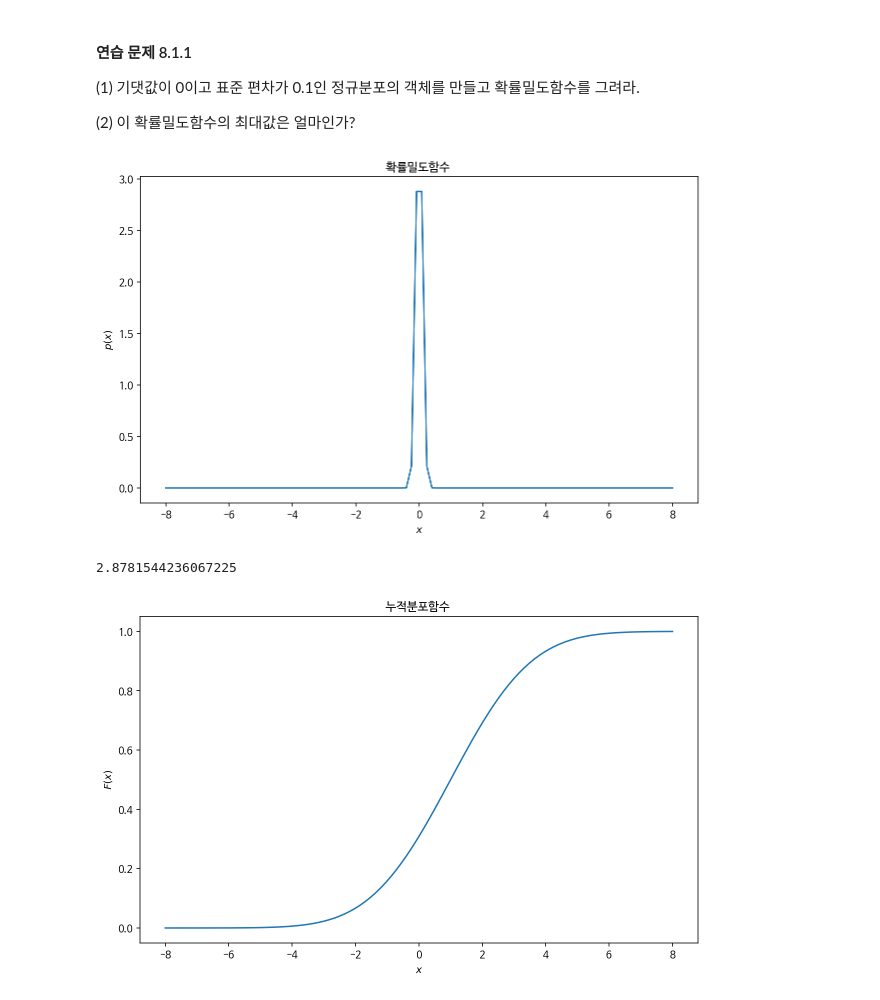
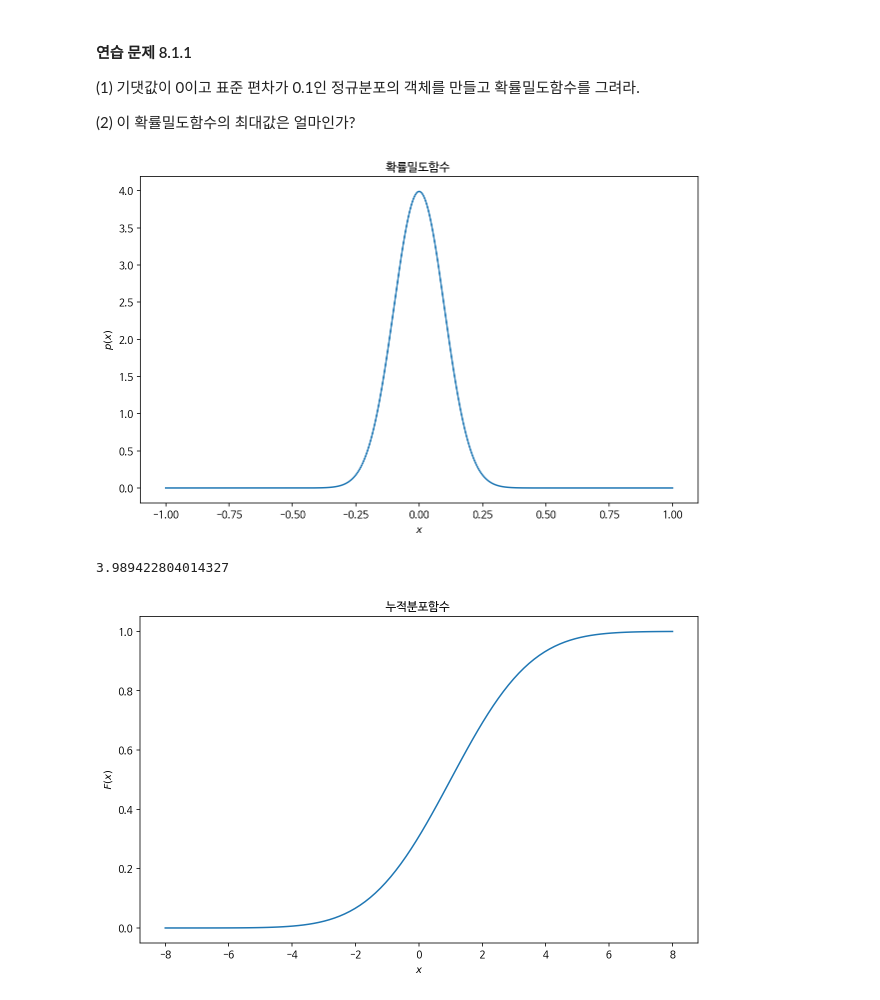
Before and after one commit to sejin-sim/Math, a Jupyter notebook: 8_1_사이파이를_이용한_확률분포_분석.ipynb, the cells around one changed output. Drawn from its saved outputs; the diff is of its cells as text; code cells hidden in the pictures.

```diff
--- a/8_1_사이파이를_이용한_확률분포_분석.ipynb
+++ b/8_1_사이파이를_이용한_확률분포_분석.ipynb
@@ -102,21 +102,21 @@ pdf.max()
 # %%
 # (1) 답
 
-xx = np.linspace(-8, 8, 100)
+xx = np.linspace(-1, 1, 1000)
 rv = sp.stats.norm(loc=0, scale=0.1)
 pdf = rv.pdf(xx)
 
 plt.plot(xx, pdf)
 plt.title("확률밀도함수 ")
 plt.xlabel("$x$")
 plt.ylabel("$p(x)$")
 plt.show()
 
 # (2) 답
-pdf.max()
+rv.pdf(0)
 # %% [output]
-[figure, old version]
+[figure, new version]
-2.8781544236067225
+3.989422804014327
 # %%
 # 이산확률변수와 연속확률변수의 누적분포함수
 
```
Also changed, not shown: parts of 3 cells of this notebook.
